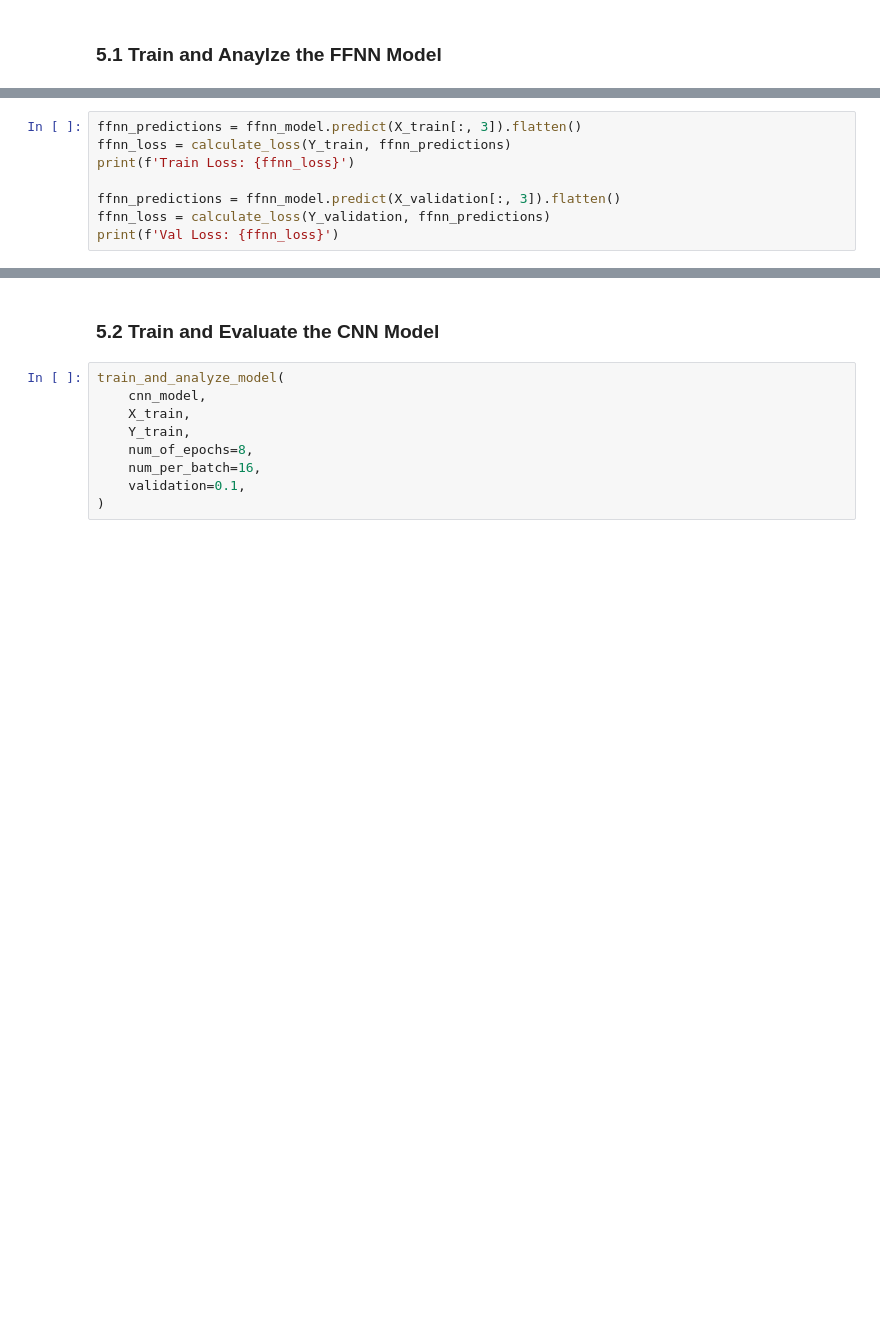
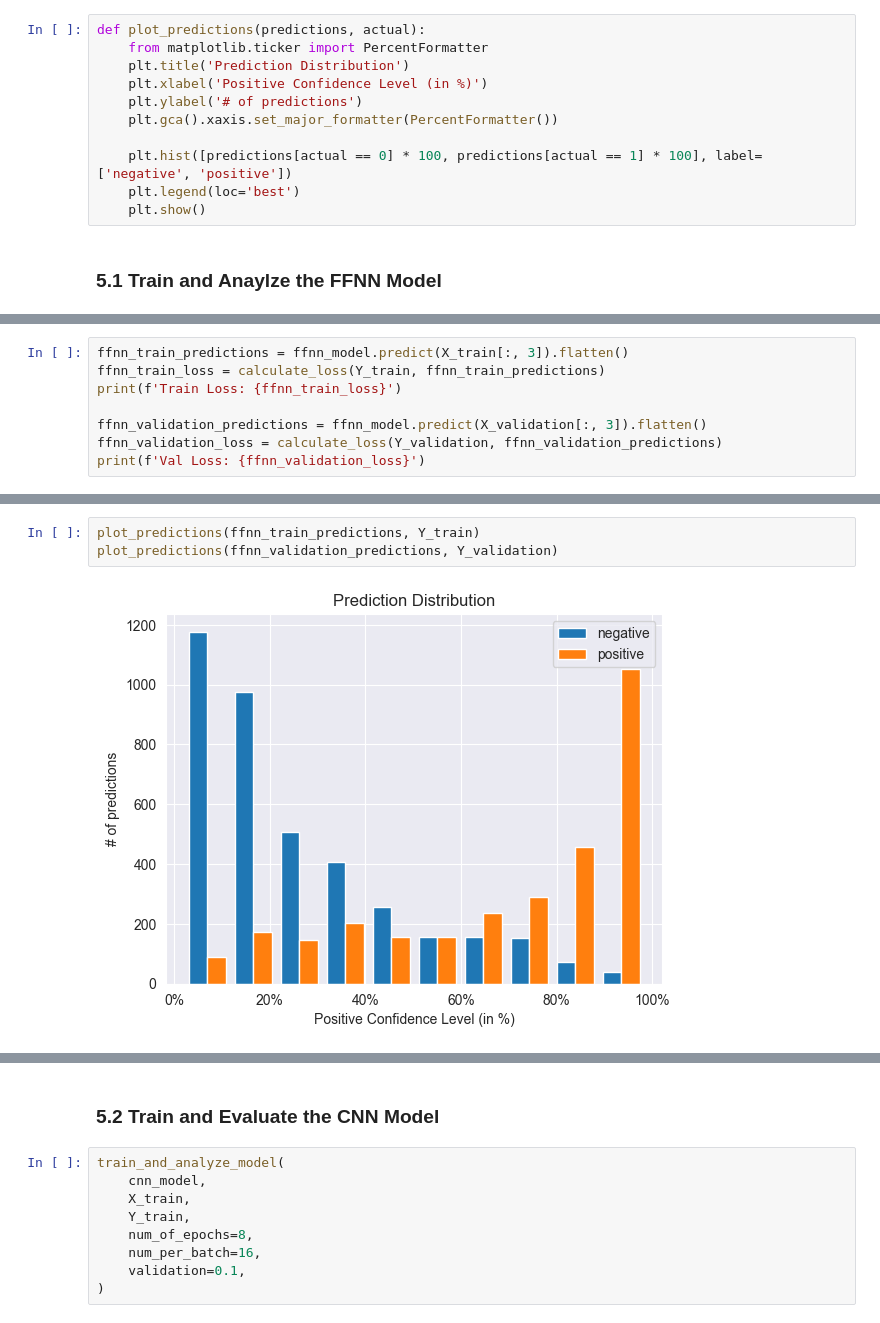
Before and after one commit to grivera64/Google-Tech-Exchange-Machine-Learning-Final-Project, a Jupyter notebook: Giovanni_&_Oscar_Twitter_Disasters_Final_Report.ipynb, the cells around one changed output, grey strips where cells are left out. Saved outputs shown, nothing was run; the diff lists cells and outputs as text; blank space fills up the shorter version.

```diff
--- a/Giovanni_&_Oscar_Twitter_Disasters_Final_Report.ipynb
+++ b/Giovanni_&_Oscar_Twitter_Disasters_Final_Report.ipynb
@@ -735,3 +735,14 @@ def train_and_analyze_model(model, tweet_features, labels, num_of_epochs=16, num
+# %%
+def plot_predictions(predictions, actual):
+    from matplotlib.ticker import PercentFormatter
+    plt.title('Prediction Distribution')
+    plt.xlabel('Positive Confidence Level (in %)')
+    plt.ylabel('# of predictions')
+    plt.gca().xaxis.set_major_formatter(PercentFormatter())
+
+    plt.hist([predictions[actual == 0] * 100, predictions[actual == 1] * 100], label=['negative', 'positive'])
+    plt.legend(loc='best')
+    plt.show()
 # %% [markdown]
 ### 5.1 Train and Anaylze the FFNN Model
 # %%
@@ -769,10 +780,10 @@ Val Accuracy: 0.7798833847045898
 # %%
-ffnn_predictions = ffnn_model.predict(X_train[:, 3]).flatten()
-ffnn_loss = calculate_loss(Y_train, ffnn_predictions)
-print(f'Train Loss: {ffnn_loss}')
+ffnn_train_predictions = ffnn_model.predict(X_train[:, 3]).flatten()
+ffnn_train_loss = calculate_loss(Y_train, ffnn_train_predictions)
+print(f'Train Loss: {ffnn_train_loss}')
 
-ffnn_predictions = ffnn_model.predict(X_validation[:, 3]).flatten()
-ffnn_loss = calculate_loss(Y_validation, ffnn_predictions)
-print(f'Val Loss: {ffnn_loss}')
+ffnn_validation_predictions = ffnn_model.predict(X_validation[:, 3]).flatten()
+ffnn_validation_loss = calculate_loss(Y_validation, ffnn_validation_predictions)
+print(f'Val Loss: {ffnn_validation_loss}')
 # %% [output]
 215/215 [==============================] - 1s 2ms/step
@@ -781,0 +793,5 @@ Val Loss: 0.5004752093016749
+# %%
+plot_predictions(ffnn_train_predictions, Y_train)
+plot_predictions(ffnn_validation_predictions, Y_validation)
+# %% [output]
+[figure, added]
```
Also changed, not shown: parts of 20 cells of this notebook, 2 other files.
